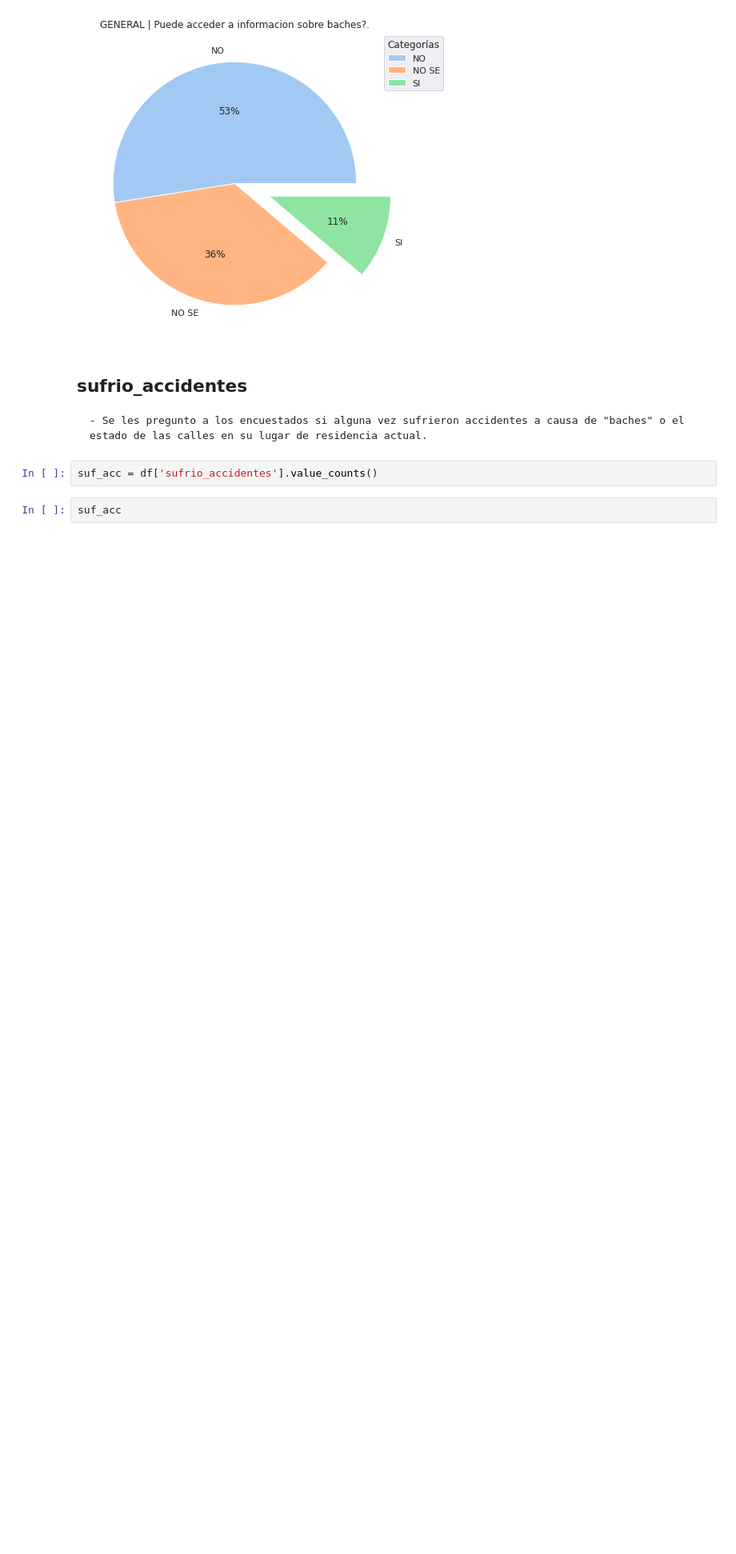
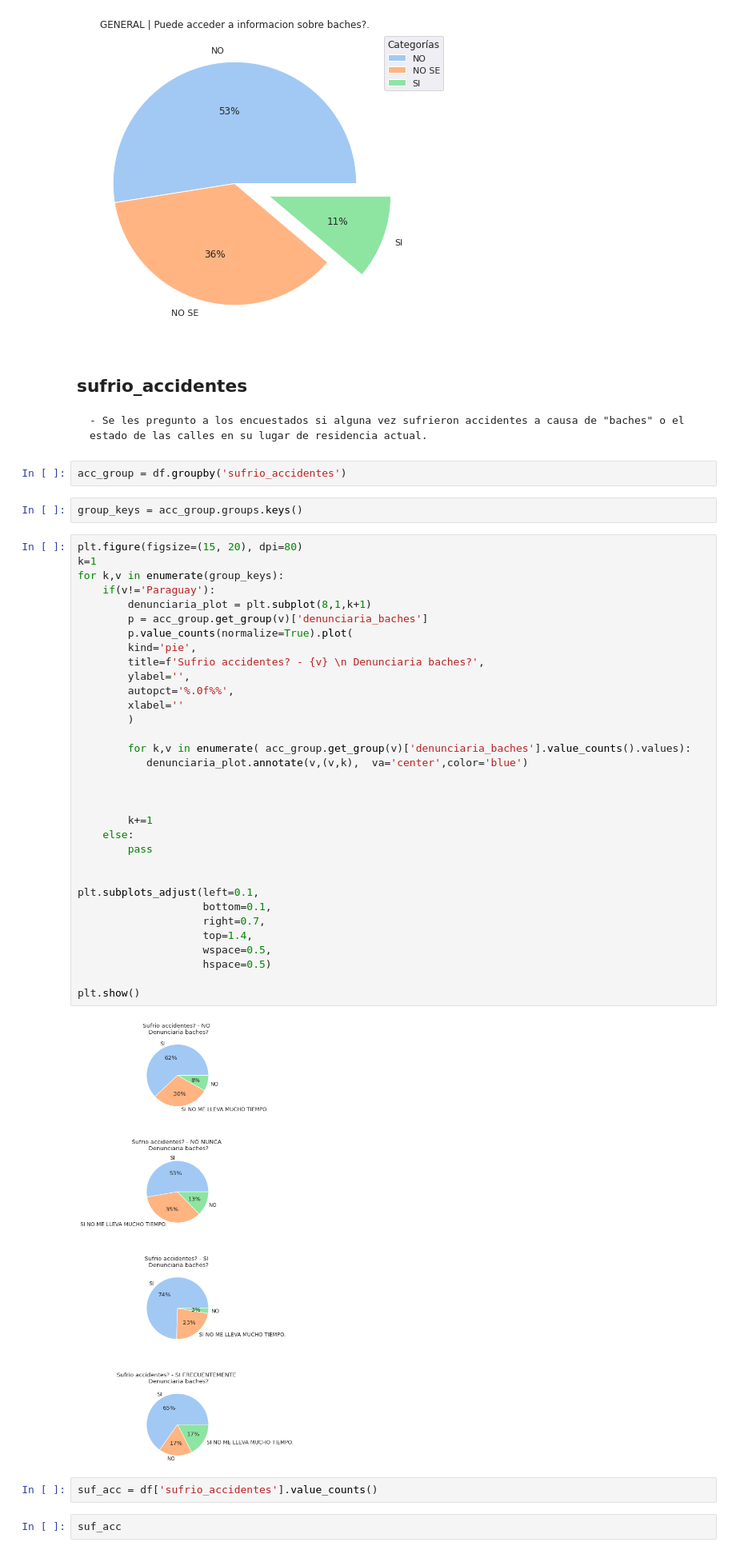
Before and after one commit to TorrezMN/Data_Science, a Jupyter notebook: notebooks/GeneralView.ipynb, the cells around one changed output. Shown at 80% size. Saved outputs shown, nothing was run; the diff lists cells and outputs as text; blank space fills up the shorter version.

Commit message:
ADDED new chart on general view.

```diff
--- a/notebooks/GeneralView.ipynb
+++ b/notebooks/GeneralView.ipynb
@@ -528,6 +528,45 @@ plt.show()
 # %% [markdown]
 ## sufrio_accidentes
     - Se les pregunto a los encuestados si alguna vez sufrieron accidentes a causa de "baches" o el estado de las calles en su lugar de residencia actual.
+# %%
+acc_group = df.groupby('sufrio_accidentes')
+# %%
+group_keys = acc_group.groups.keys()
+# %%
+plt.figure(figsize=(15, 20), dpi=80)
+k=1
+for k,v in enumerate(group_keys):
+    if(v!='Paraguay'):
+        denunciaria_plot = plt.subplot(8,1,k+1)
+        p = acc_group.get_group(v)['denunciaria_baches']
+        p.value_counts(normalize=True).plot(
+        kind='pie',
+        title=f'Sufrio accidentes? - {v} \n Denunciaria baches?',
+        ylabel='',
+        autopct='%.0f%%',
+        xlabel=''
+        )
+
+        for k,v in enumerate( acc_group.get_group(v)['denunciaria_baches'].value_counts().values):
+           denunciaria_plot.annotate(v,(v,k),  va='center',color='blue')
+
+
+
+        k+=1
+    else:
+        pass
+
+
+plt.subplots_adjust(left=0.1,
+                    bottom=0.1,
+                    right=0.7,
+                    top=1.4,
+                    wspace=0.5,
+                    hspace=0.5)
+
+plt.show()
+# %% [output]
+[figure, added]
 # %%
 suf_acc = df['sufrio_accidentes'].value_counts()
 # %%
```
Also changed, not shown: 1 other file.
